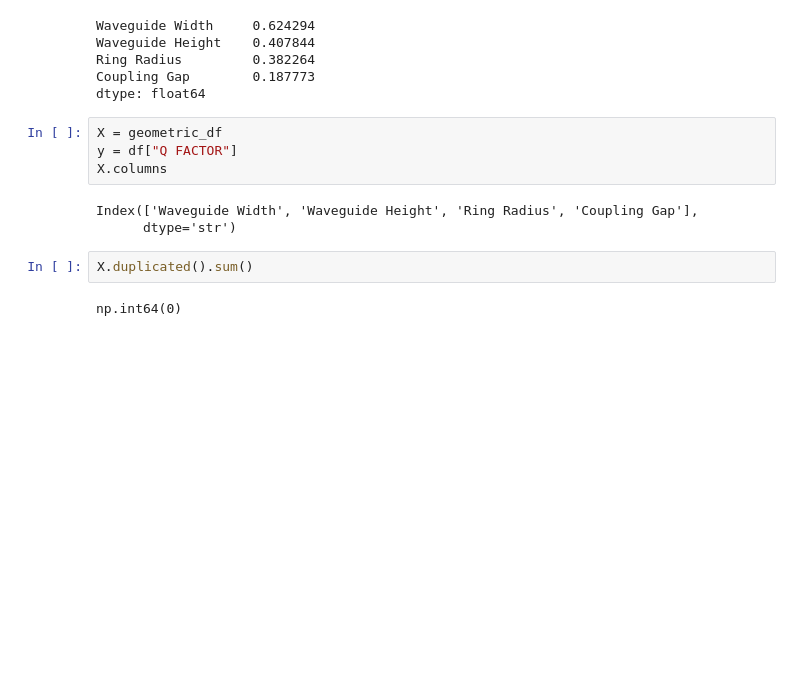
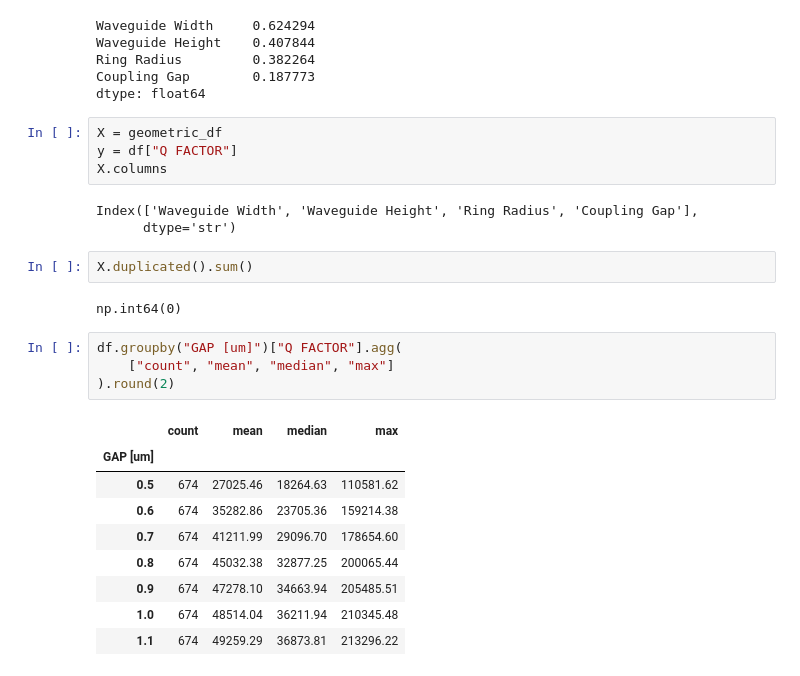
Before and after one commit to Seabass03/microresonator-qfactor-ml, a Jupyter notebook: microresonator_analysis.ipynb, the cells around one changed output. Cells and saved outputs as stored; diff of their text form; blank space fills up the shorter version.

```diff
--- a/microresonator_analysis.ipynb
+++ b/microresonator_analysis.ipynb
@@ -206,3 +206,17 @@ Index(['Waveguide Width', 'Waveguide Height', 'Ring Radius', 'Coupling Gap'],
 X.duplicated().sum()
 # %% [output]
 np.int64(0)
+# %%
+df.groupby("GAP [um]")["Q FACTOR"].agg(
+    ["count", "mean", "median", "max"]
+).round(2)
+# %% [output]
+|  | count | mean | median | max |
+| GAP [um] |  |  |  |  |
+| 0.5 | 674 | 27025.46 | 18264.63 | 110581.62 |
+| 0.6 | 674 | 35282.86 | 23705.36 | 159214.38 |
+| 0.7 | 674 | 41211.99 | 29096.70 | 178654.60 |
+| 0.8 | 674 | 45032.38 | 32877.25 | 200065.44 |
+| 0.9 | 674 | 47278.10 | 34663.94 | 205485.51 |
+| 1.0 | 674 | 48514.04 | 36211.94 | 210345.48 |
+| 1.1 | 674 | 49259.29 | 36873.81 | 213296.22 |
```
Also changed, not shown: parts of 6 cells of this notebook.
